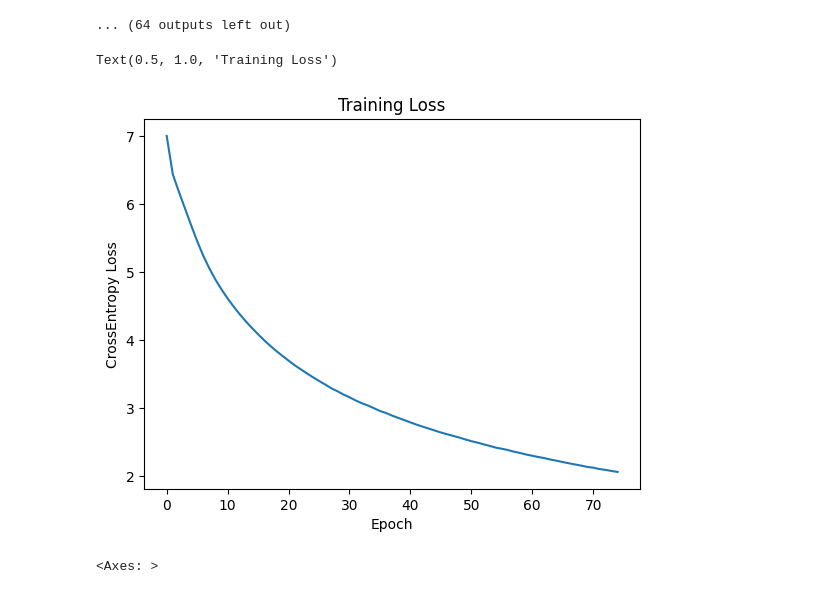
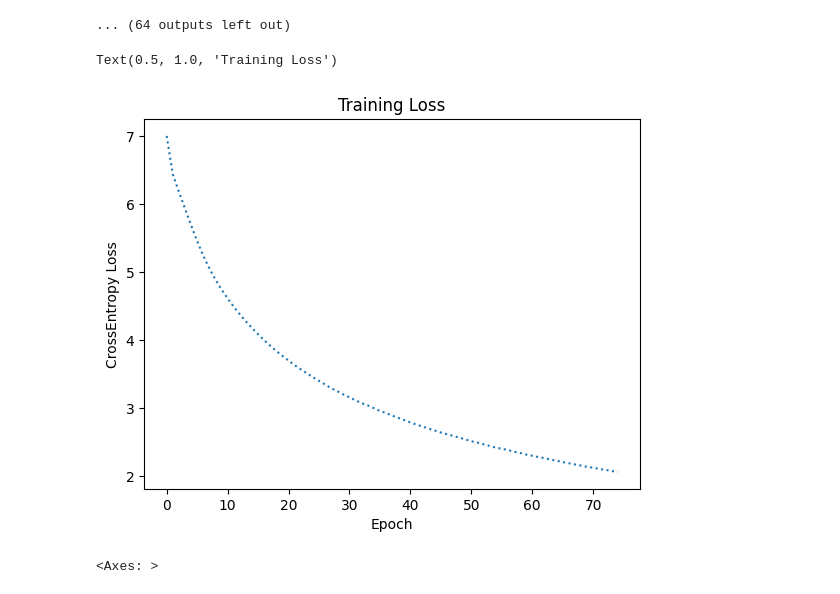
Before and after one commit to Yavanash/summarizer, a Jupyter notebook: seq2seq/main.ipynb, the cells around one changed output. Cells and saved outputs as stored; diff of their text form; code cells hidden in the pictures.

```diff
--- a/seq2seq/main.ipynb
+++ b/seq2seq/main.ipynb
@@ -382,13 +382,13 @@ checkpt.keys()
 attn_keys = checkpt["attn"]
 train_losses = checkpt["loss"]
 # %%
-plt.plot(training_losses)
+plt.plot(training_losses, ls=":")
 plt.xlabel("Epoch")
 plt.ylabel("CrossEntropy Loss")
 plt.title("Training Loss")
 # %% [output]
 Text(0.5, 1.0, 'Training Loss')
-[figure, old version]
+[figure, new version]
 # %%
 last_attn[0].shape
 # len(attn_keys)
```
Also changed, not shown: parts of 3 cells of this notebook.
